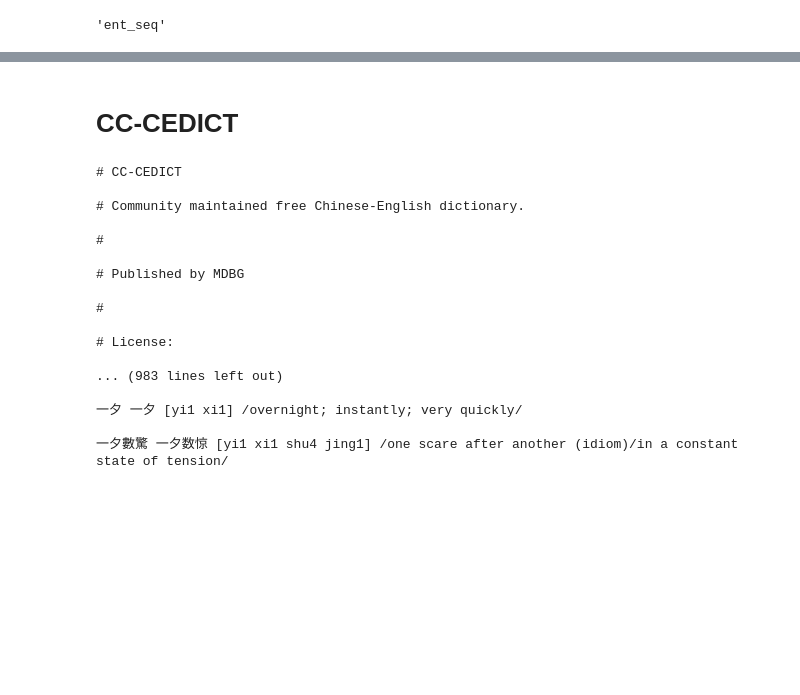
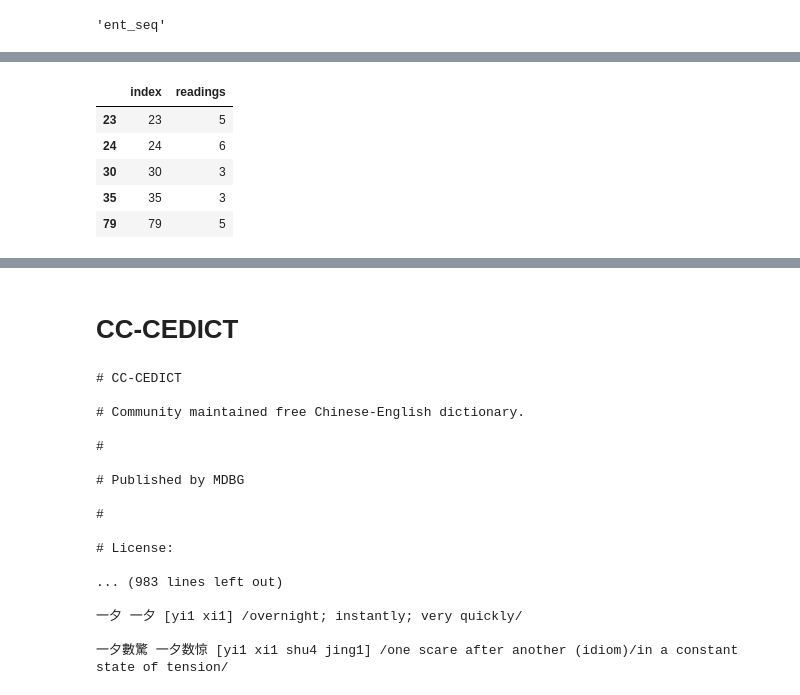
Before and after one commit to msc2106/anki_csv_maker, a Jupyter notebook: testing.ipynb, the cells around one changed output, grey strips where cells are left out. Saved outputs shown, nothing was run; the diff lists cells and outputs as text; code cells hidden in the pictures; blank space fills up the shorter version.

```diff
--- a/testing.ipynb
+++ b/testing.ipynb
@@ -15,3 +15,7 @@ with gzip.open('./dicts/JMdict_e.gz') as f:
 
 with open('./dicts/jmdict_doc.txt', mode='wb') as f:
     f.writelines(lines)
+# %%
+with gzip.open('./dicts/JMdict_e.gz') as f:
+    for _ in range(1000):
+        print(f.readline())
@@ -29,17 +51,21 @@ for entry in root:
     new_entry = {}
     for element in entry:
         if element.tag == 'ent_seq':
-            new_entry['id'] = element.text
+            new_entry['id'] = int(element.text)
         else:
+            if element.tag not in new_entry:
+                new_entry[element.tag] = []
+            sub_dict = {}
             for sub_element in element:
                 tag = sub_element.tag
                 text = sub_element.text
                 if tag in new_entry:
                     try:
-                        new_entry[tag] += ', '+text
+                        sub_dict[tag] += ', '+text
                     except Exception as e:
                         pass
                 else:
-                    new_entry[tag] = text
+                    sub_dict[tag] = text
+            new_entry[element.tag].append(sub_dict)
     jmdict.append(new_entry)
 # %%
@@ -54,0 +80,3 @@ jmdict[104644]
+# %%
+readings = pd.DataFrame([{'index': i, 'readings': len(entry['r_ele'])} for i, entry in enumerate(jmdict)])
+readings.info()
@@ -54,0 +93,9 @@ jmdict[104644]
+# %%
+readings[readings.readings>2].head()
+# %% [output]
+|  | index | readings |
+| 23 | 23 | 5 |
+| 24 | 24 | 6 |
+| 30 | 30 | 3 |
+| 35 | 35 | 3 |
+| 79 | 79 | 5 |
```
Also changed, not shown: parts of 8 cells of this notebook, 4 other files.
